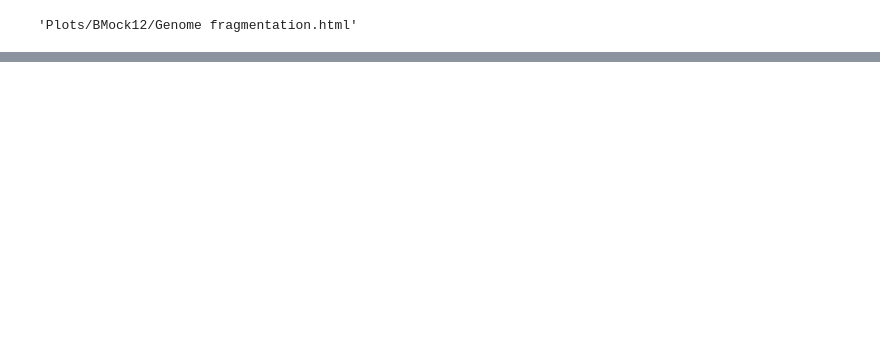
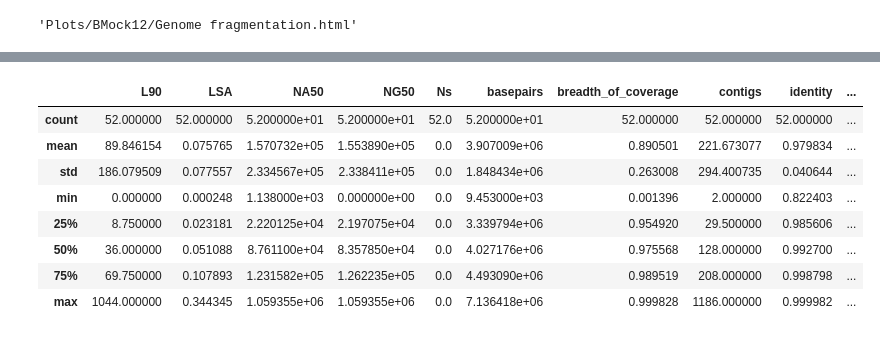
Before and after one commit to B-UMMI/LMAS_Manuscript_Analysis, a Jupyter notebook: Analysis/10 BMock12.ipynb, the cells around one changed output, grey strips where cells are left out. Drawn from its saved outputs; the diff is of its cells as text; code cells hidden in the pictures; blank space fills up the shorter version.

Commit message:
per reference metrics for bmock12

```diff
--- a/Analysis/10 BMock12.ipynb
+++ b/Analysis/10 BMock12.ipynb
@@ -224,0 +254,40 @@ plot(fig, filename='Plots/BMock12/Genome fragmentation.html', auto_open=False)
+# %%
+report_glob = glob.glob('../Results/BMock12/report/pipeline_report_tables.json')
+reference_pipeline_metrics_df = pd.DataFrame()
+
+for pipeline_report_file in report_glob:
+    report_file_name = pipeline_report_file.split('/')[-1]
+    stats_run = pipeline_report_file.split('/')[-3]
+    print('Processing {0} data from {1}...'.format(report_file_name, stats_run))
+
+    with open(pipeline_report_file) as _fh:
+        json_report = json.load(_fh)
+        for sample in json_report.keys():
+            for reference, data in json_report[sample]['ReferenceTables'].items():
+                for row in data:
+                    for item in row:
+                        reference_pipeline_metrics_df = reference_pipeline_metrics_df.append({'run': stats_run,
+                                                                                        'sample': sample,
+                                                                                        'assembler': item['assembler'],
+                                                                                        'reference': reference,
+                                                                                        'LSA': item['contiguity'],
+                                                                                        'breadth_of_coverage': item['breadth_of_coverage'],
+                                                                                        'multiplicity': item['multiplicity'],
+                                                                                        'validity': item['validity'],
+                                                                                        'parsimony': item['parsimony'],
+                                                                                        'identity': item['identity'],
+                                                                                        'lowest_identity': item['lowest_identity'],
+                                                                                        'L90': item['L90'],
+                                                                                        'contigs': item['aligned_contigs'],
+                                                                                        'NA50': item['NA50'],
+                                                                                        'NG50': item['NG50'],
+                                                                                        'basepairs': item['aligned_basepairs'],
+                                                                                        'Ns': item['Ns'],
+                                                                                        'misassembled contigs': item['misassembled_contigs'],
+                                                                                        'misassembly events': item['misassembly_events'],
+                                                                                        'snps': item['snps']},
+                                                                                       ignore_index=True)
+
+reference_pipeline_metrics_df['type'] = np.where(reference_pipeline_metrics_df['assembler'].isin(genomic_assemblers), 'Genomic', 'Metagenomic')
+reference_pipeline_metrics_df[['contigs','basepairs','L90','Ns','NA50','NG50','misassembled contigs', 'misassembly events', 'multiplicity','validity','parsimony','identity','lowest_identity']] = reference_pipeline_metrics_df[['contigs','basepairs','L90','Ns','NA50','NG50','misassembled contigs', 'misassembly events','multiplicity','validity','parsimony','identity','lowest_identity']].apply(pd.to_numeric)
+display(reference_pipeline_metrics_df)
@@ -224,0 +311,12 @@ plot(fig, filename='Plots/BMock12/Genome fragmentation.html', auto_open=False)
+# %%
+reference_pipeline_metrics_df[reference_pipeline_metrics_df.type=="Metagenomic"].describe()
+# %% [output]
+|  | L90 | LSA | NA50 | NG50 | Ns | basepairs | breadth_of_coverage | contigs | identity | ... |
+| count | 52.000000 | 52.000000 | 5.200000e+01 | 5.200000e+01 | 52.0 | 5.200000e+01 | 52.000000 | 52.000000 | 52.000000 | ... |
+| mean | 89.846154 | 0.075765 | 1.570732e+05 | 1.553890e+05 | 0.0 | 3.907009e+06 | 0.890501 | 221.673077 | 0.979834 | ... |
+| std | 186.079509 | 0.077557 | 2.334567e+05 | 2.338411e+05 | 0.0 | 1.848434e+06 | 0.263008 | 294.400735 | 0.040644 | ... |
+| min | 0.000000 | 0.000248 | 1.138000e+03 | 0.000000e+00 | 0.0 | 9.453000e+03 | 0.001396 | 2.000000 | 0.822403 | ... |
+| 25% | 8.750000 | 0.023181 | 2.220125e+04 | 2.197075e+04 | 0.0 | 3.339794e+06 | 0.954920 | 29.500000 | 0.985606 | ... |
+| 50% | 36.000000 | 0.051088 | 8.761100e+04 | 8.357850e+04 | 0.0 | 4.027176e+06 | 0.975568 | 128.000000 | 0.992700 | ... |
+| 75% | 69.750000 | 0.107893 | 1.231582e+05 | 1.262235e+05 | 0.0 | 4.493090e+06 | 0.989519 | 208.000000 | 0.998798 | ... |
+| max | 1044.000000 | 0.344345 | 1.059355e+06 | 1.059355e+06 | 0.0 | 7.136418e+06 | 0.999828 | 1186.000000 | 0.999982 | ... |
```
Also changed, not shown: parts of 5 cells of this notebook, 2 other files.
